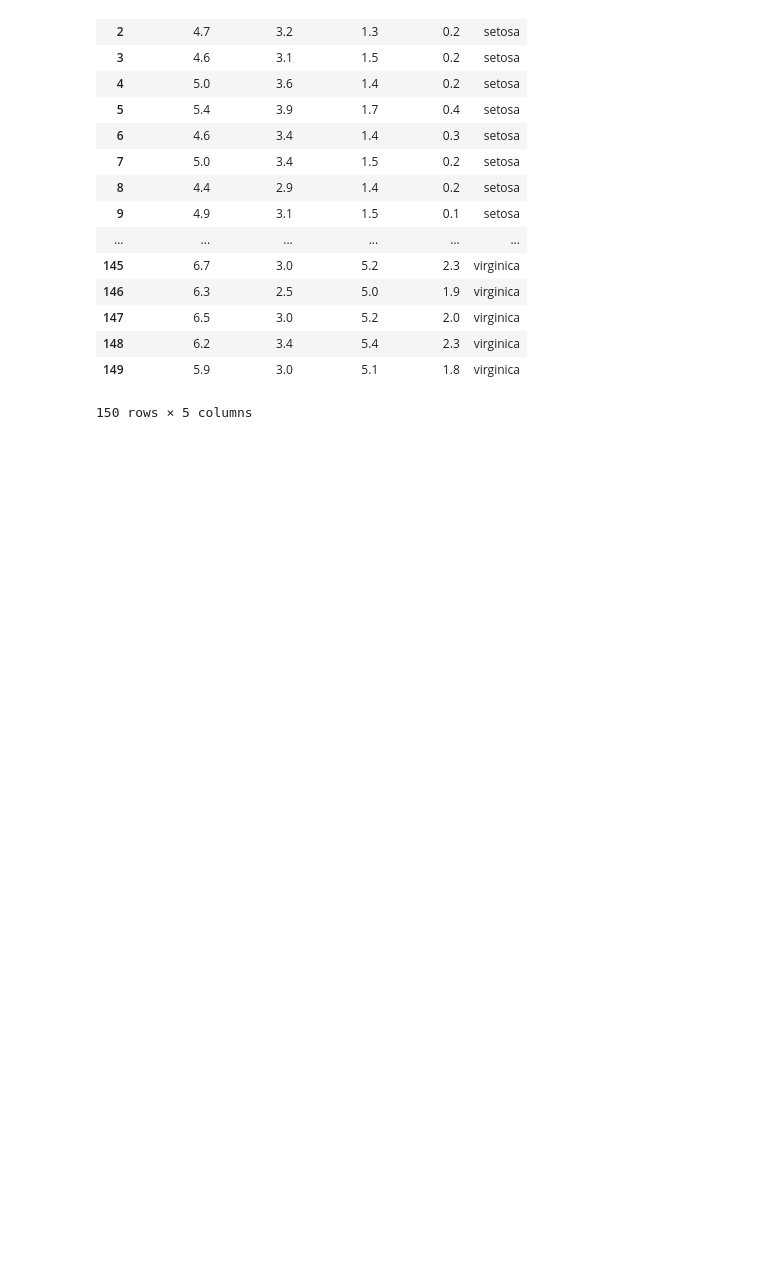
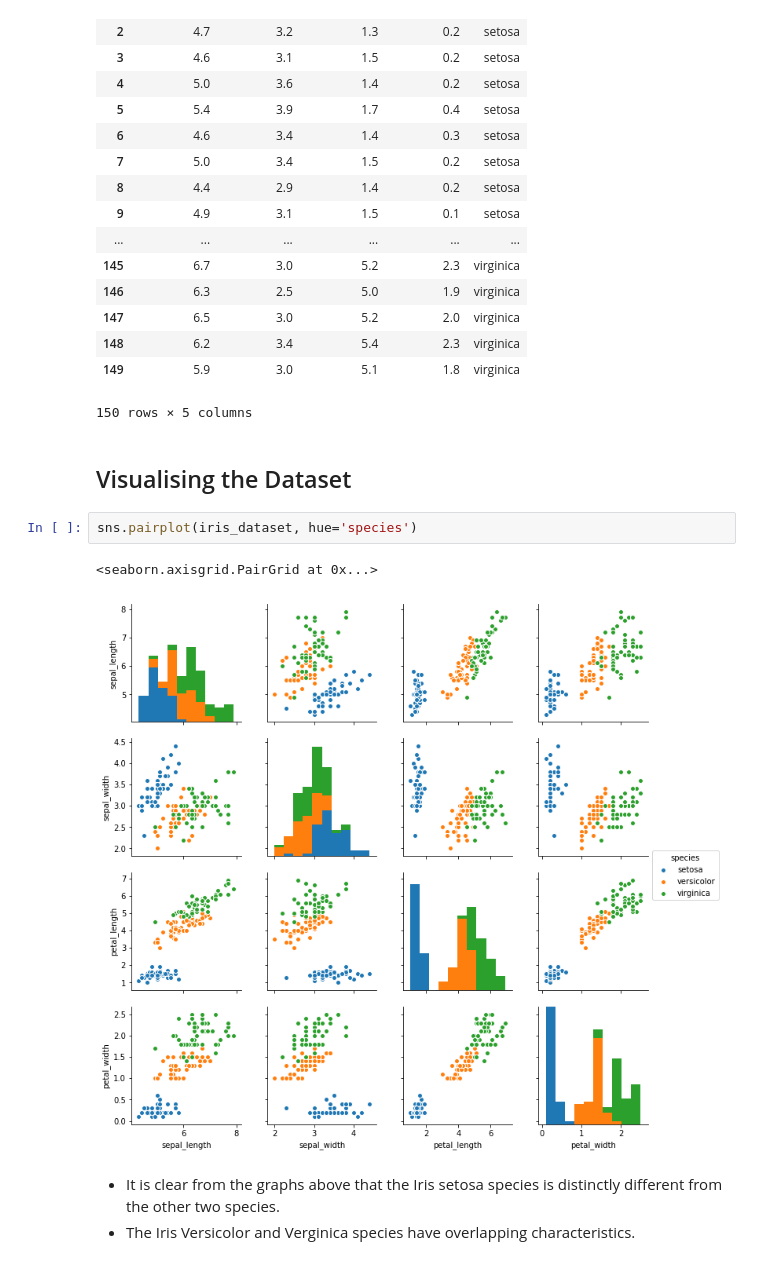
Before and after one commit to lanodburke/Emerging-Technologies-Project, a Jupyter notebook: iris-dataset.ipynb, the cells around one changed output. Drawn from its saved outputs; the diff is of its cells as text; blank space fills up the shorter version.

Commit message:
Added data visualisation section

```diff
--- a/iris-dataset.ipynb
+++ b/iris-dataset.ipynb
@@ -51,3 +52,13 @@ iris_dataset
 | 148 | 6.2 | 3.4 | 5.4 | 2.3 | virginica |
 | 149 | 5.9 | 3.0 | 5.1 | 1.8 | virginica |
 150 rows × 5 columns
+# %% [markdown]
+## Visualising the Dataset
+# %%
+sns.pairplot(iris_dataset, hue='species')
+# %% [output]
+<seaborn.axisgrid.PairGrid at 0x...>
+[figure, added]
+# %% [markdown]
+- It is clear from the graphs above that the Iris setosa species is distinctly different from the other two species.
+- The Iris Versicolor and Verginica species have overlapping characteristics.
```
Also changed, not shown: parts of 1 cell of this notebook.
